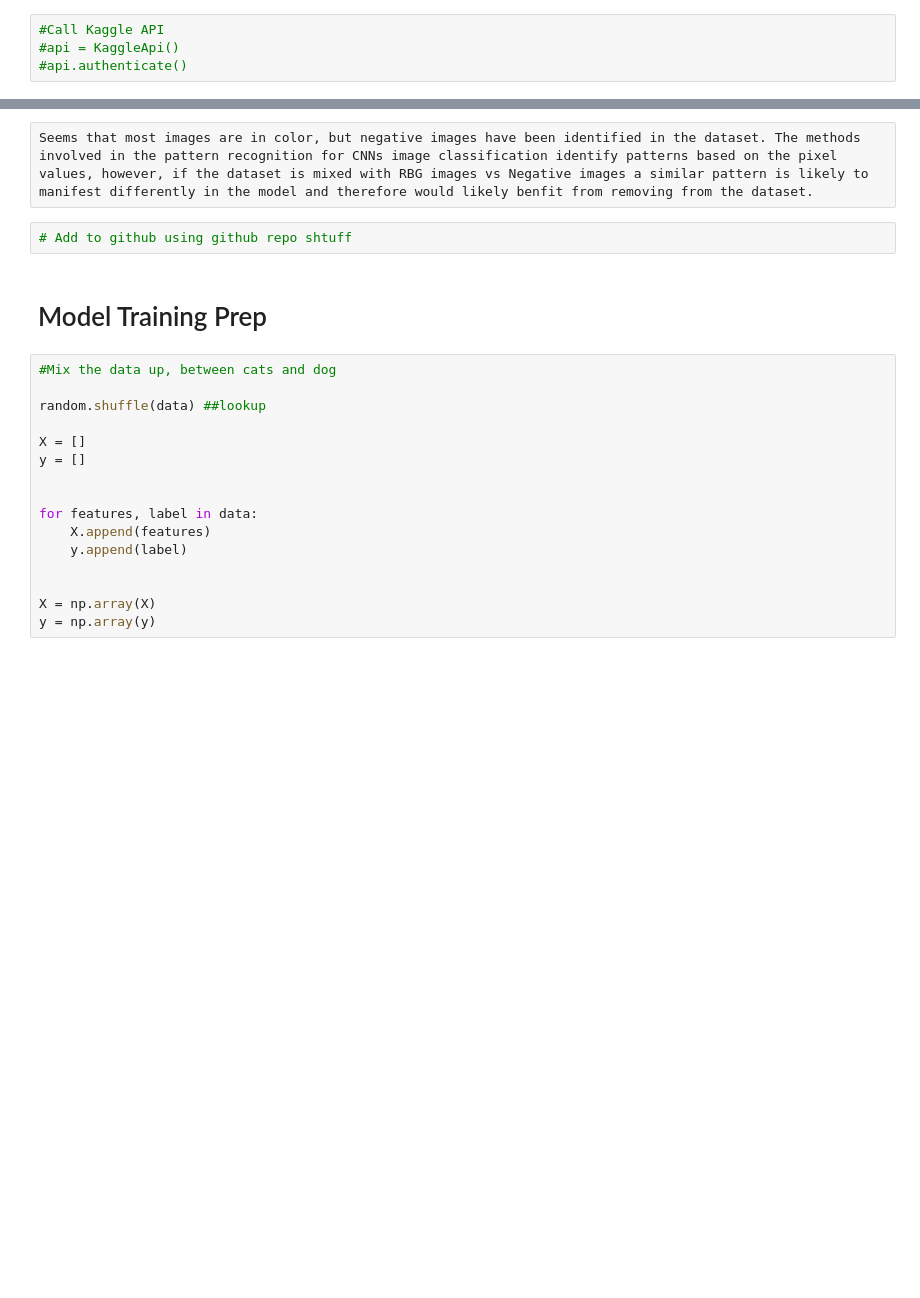
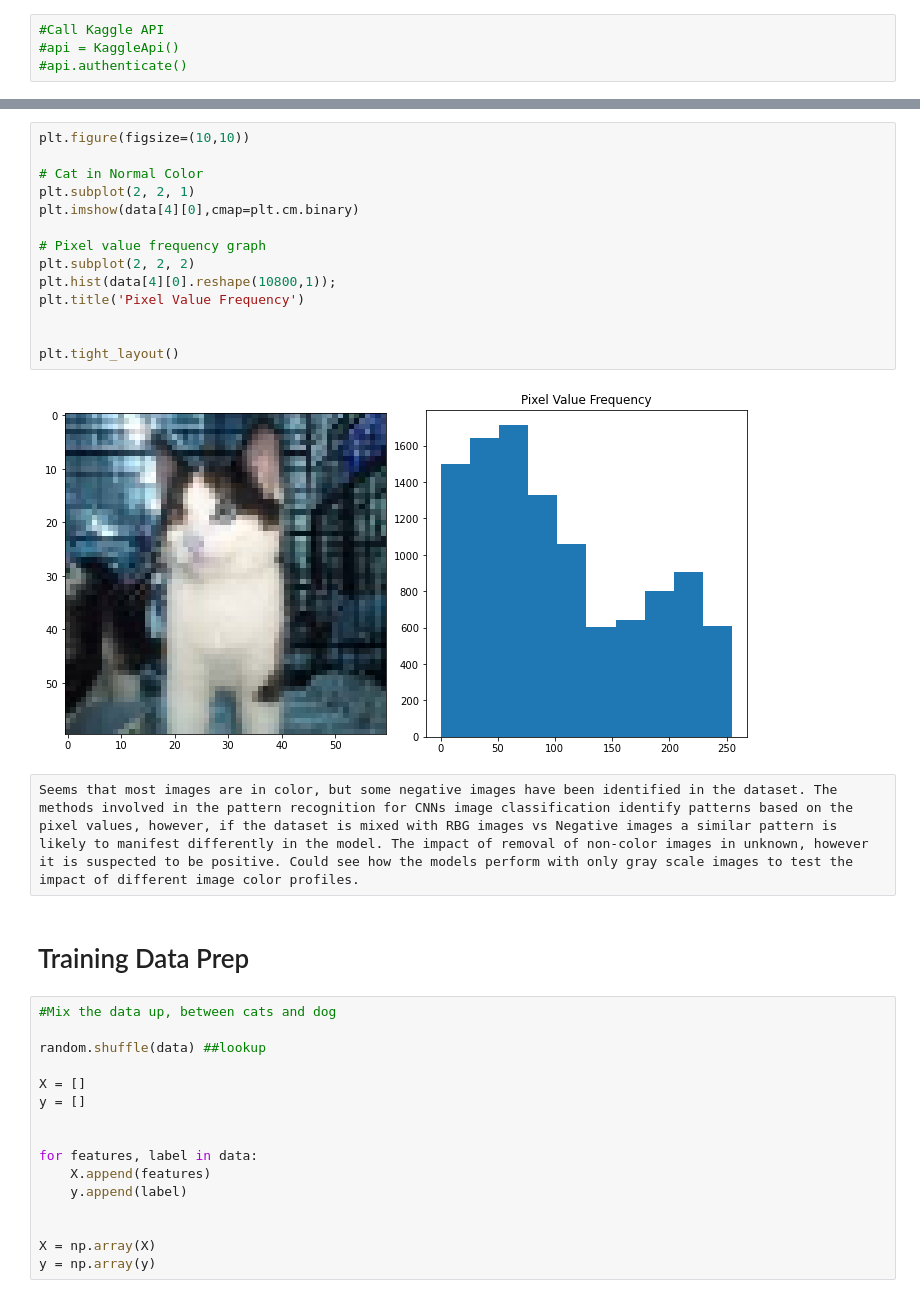
Before and after one commit to TheResearchLab/Convolutional-Neural-Networks, a Jupyter notebook: Cat vs Dog (Convolutional Neural Networks).ipynb, the cells around one changed output, grey strips where cells are left out. Saved outputs shown, nothing was run; the diff lists cells and outputs as text; blank space fills up the shorter version.

```diff
--- a/Cat vs Dog (Convolutional Neural Networks).ipynb
+++ b/Cat vs Dog (Convolutional Neural Networks).ipynb
@@ -52,9 +82,23 @@ plt.show()
+# %%
+plt.figure(figsize=(10,10))
+
+# Cat in Normal Color
+plt.subplot(2, 2, 1)
+plt.imshow(data[4][0],cmap=plt.cm.binary)
+
+# Pixel value frequency graph
+plt.subplot(2, 2, 2)
+plt.hist(data[4][0].reshape(10800,1));
+plt.title('Pixel Value Frequency')
+
+
+plt.tight_layout()
+# %% [output]
+[figure, added]
 # %% [raw]
-Seems that most images are in color, but negative images have been identified in the dataset. The methods involved in the pattern recognition for CNNs image classification identify patterns based on the pixel values, however, if the dataset is mixed with RBG images vs Negative images a similar pattern is likely to manifest differently in the model and therefore would likely benfit from removing from the dataset.
+Seems that most images are in color, but some negative images have been identified in the dataset. The methods involved in the pattern recognition for CNNs image classification identify patterns based on the pixel values, however, if the dataset is mixed with RBG images vs Negative images a similar pattern is likely to manifest differently in the model. The impact of removal of non-color images in unknown, however it is suspected to be positive. Could see how the models perform with only gray scale images to test the impact of different image color profiles.
-# %%
-# Add to github using github repo shtuff
 # %% [markdown]
-# Model Training Prep
+# Training Data Prep
 # %%
 #Mix the data up, between cats and dog
 
```
Also changed, not shown: parts of 16 cells of this notebook.
